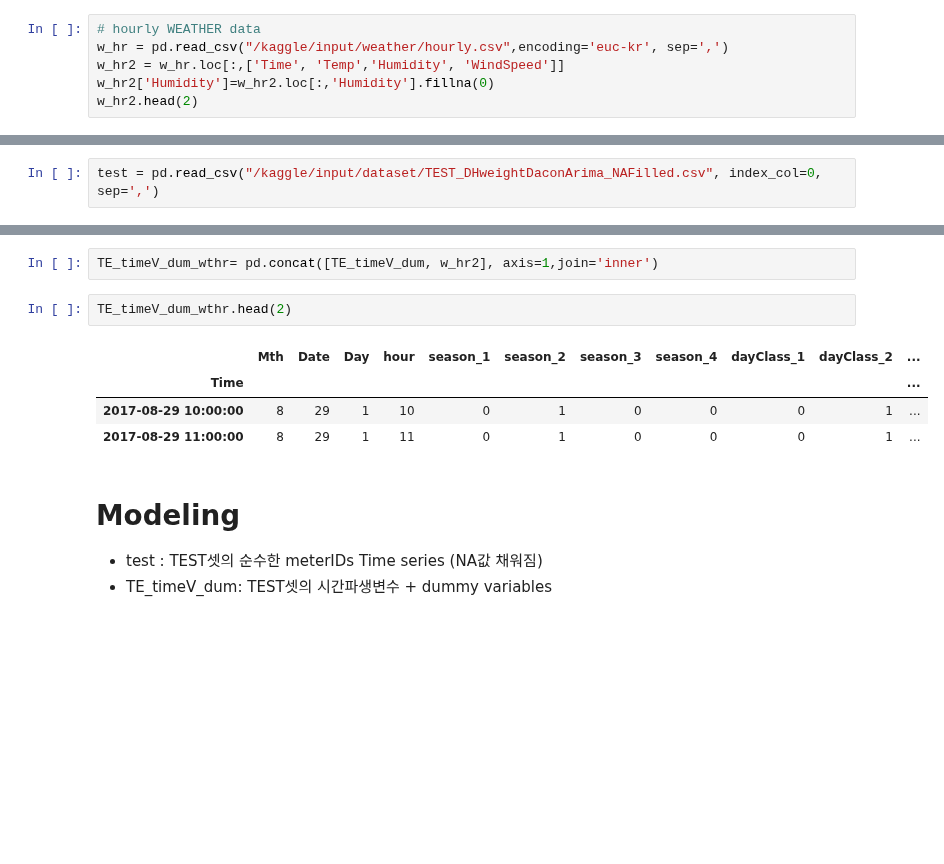
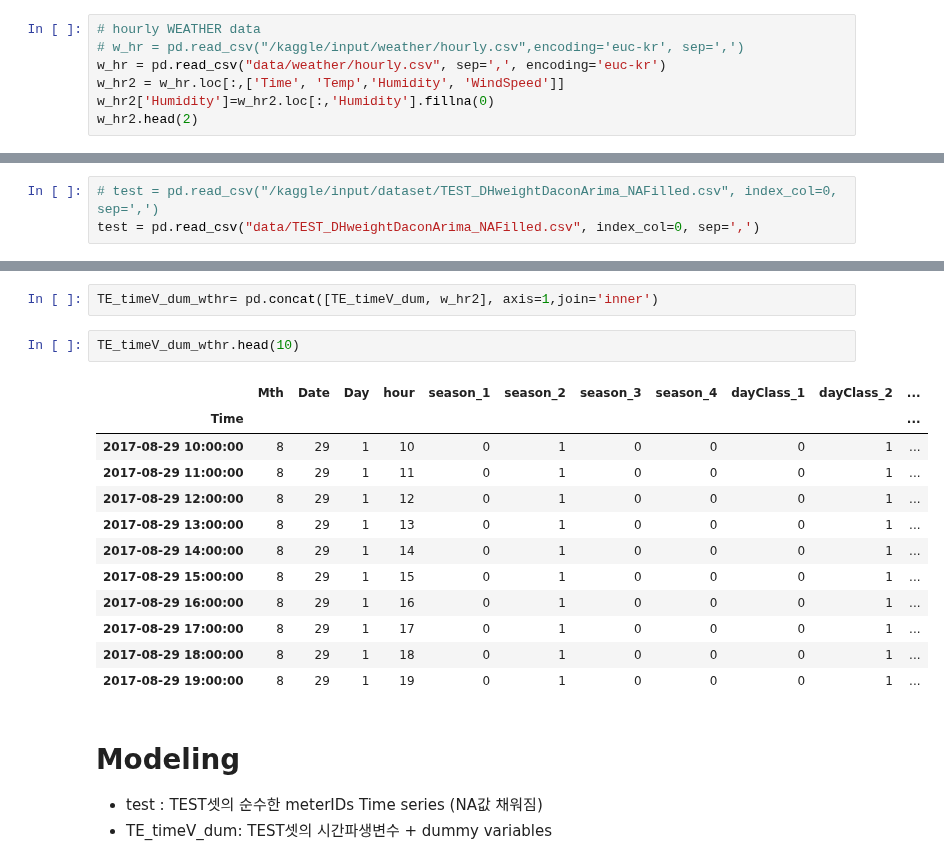
Before and after one commit to yagippi27/DACON_CONTEST_2019, a Jupyter notebook: SOOMIN/00_3_1. test50_Hrly_OnlyModeling.ipynb, the cells around one changed output, grey strips where cells are left out. Drawn from its saved outputs; the diff is of its cells as text; blank space fills up the shorter version.

```diff
--- a/SOOMIN/00_3_1. test50_Hrly_OnlyModeling.ipynb
+++ b/SOOMIN/00_3_1. test50_Hrly_OnlyModeling.ipynb
@@ -40,7 +31,8 @@ for dirname, _, filenames in os.walk('/kaggle/input/'):
 - 나중에 모델 돌릴때마다 df에 추가하는 것
 # %%
 # hourly WEATHER data
-w_hr = pd.read_csv("/kaggle/input/weather/hourly.csv",encoding='euc-kr', sep=',')
+# w_hr = pd.read_csv("/kaggle/input/weather/hourly.csv",encoding='euc-kr', sep=',')
+w_hr = pd.read_csv("data/weather/hourly.csv", sep=',', encoding='euc-kr')
 w_hr2 = w_hr.loc[:,['Time', 'Temp','Humidity', 'WindSpeed']]
 w_hr2['Humidity']=w_hr2.loc[:,'Humidity'].fillna(0)
 w_hr2.head(2)
@@ -60,7 +52,8 @@ w_hr2.head(2)
 # %% [markdown]
 ## 파생 변수
 # %%
-test = pd.read_csv("/kaggle/input/dataset/TEST_DHweightDaconArima_NAFilled.csv", index_col=0, sep=',')
+# test = pd.read_csv("/kaggle/input/dataset/TEST_DHweightDaconArima_NAFilled.csv", index_col=0, sep=',')
+test = pd.read_csv("data/TEST_DHweightDaconArima_NAFilled.csv", index_col=0, sep=',')
 # %%
 test.index = pd.to_datetime(test.index)
 # %%
@@ -124,12 +121,20 @@ TE_timeV_dum = dummies(TE_time_vars, ['season', 'dayClass'])
 # %%
 TE_timeV_dum_wthr= pd.concat([TE_timeV_dum, w_hr2], axis=1,join='inner')
 # %%
-TE_timeV_dum_wthr.head(2)
+TE_timeV_dum_wthr.head(10)
 # %% [output]
 |  | Mth | Date | Day | hour | season_1 | season_2 | season_3 | season_4 | dayClass_1 | dayClass_2 | ... |
 | Time |  |  |  |  |  |  |  |  |  |  | ... |
 | 2017-08-29 10:00:00 | 8 | 29 | 1 | 10 | 0 | 1 | 0 | 0 | 0 | 1 | ... |
 | 2017-08-29 11:00:00 | 8 | 29 | 1 | 11 | 0 | 1 | 0 | 0 | 0 | 1 | ... |
+| 2017-08-29 12:00:00 | 8 | 29 | 1 | 12 | 0 | 1 | 0 | 0 | 0 | 1 | ... |
+| 2017-08-29 13:00:00 | 8 | 29 | 1 | 13 | 0 | 1 | 0 | 0 | 0 | 1 | ... |
+| 2017-08-29 14:00:00 | 8 | 29 | 1 | 14 | 0 | 1 | 0 | 0 | 0 | 1 | ... |
+| 2017-08-29 15:00:00 | 8 | 29 | 1 | 15 | 0 | 1 | 0 | 0 | 0 | 1 | ... |
+| 2017-08-29 16:00:00 | 8 | 29 | 1 | 16 | 0 | 1 | 0 | 0 | 0 | 1 | ... |
+| 2017-08-29 17:00:00 | 8 | 29 | 1 | 17 | 0 | 1 | 0 | 0 | 0 | 1 | ... |
+| 2017-08-29 18:00:00 | 8 | 29 | 1 | 18 | 0 | 1 | 0 | 0 | 0 | 1 | ... |
+| 2017-08-29 19:00:00 | 8 | 29 | 1 | 19 | 0 | 1 | 0 | 0 | 0 | 1 | ... |
 # %% [markdown]
 # Modeling
 
```
Also changed, not shown: parts of 2 cells of this notebook, 12 other files.
